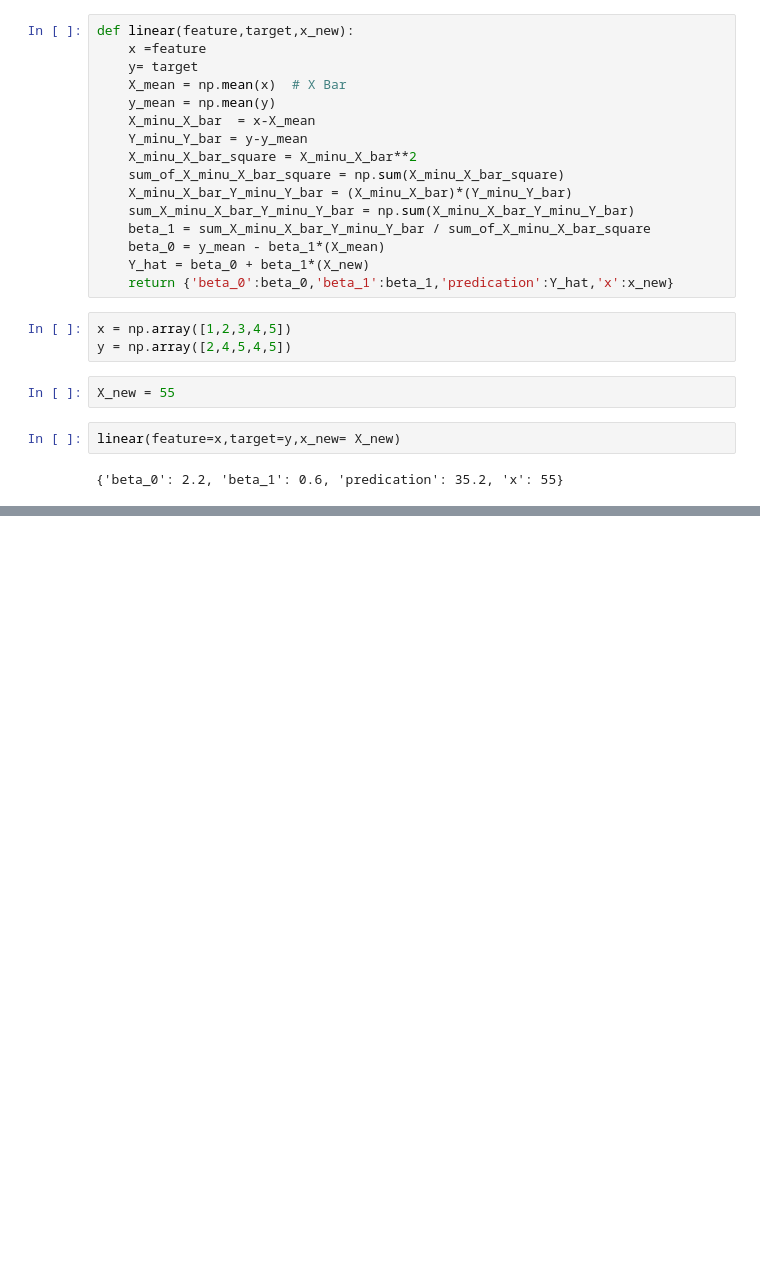
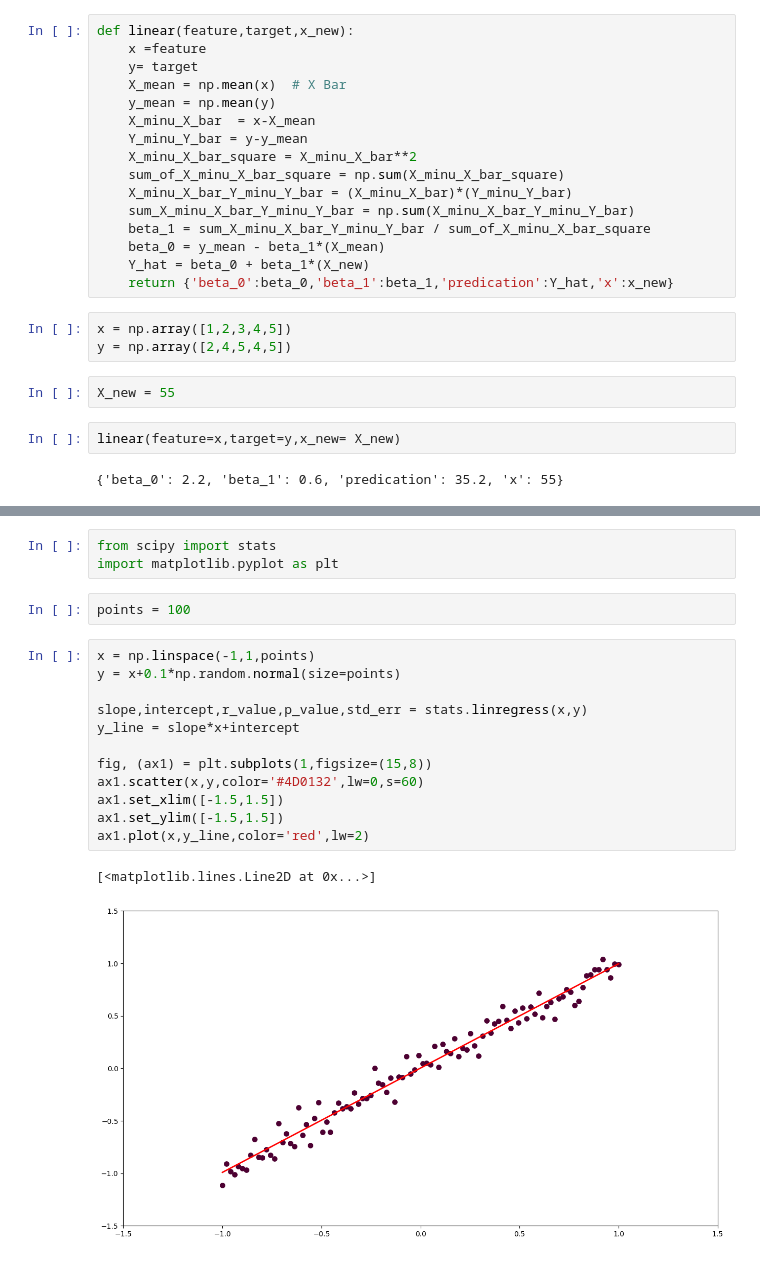
Before and after one commit to reddyprasade/Machine-Learning, a Jupyter notebook: Supervise Learning/Regrestion/Simple Linear Regression.ipynb, the cells around one changed output, grey strips where cells are left out. Cells and saved outputs as stored; diff of their text form; blank space fills up the shorter version.

```diff
--- a/Supervise Learning/Regrestion/Simple Linear Regression.ipynb
+++ b/Supervise Learning/Regrestion/Simple Linear Regression.ipynb
@@ -96,0 +162,20 @@ linear(feature=x,target=y,x_new= X_new)
+# %%
+from scipy import stats
+import matplotlib.pyplot as plt
+# %%
+points = 100
+# %%
+x = np.linspace(-1,1,points)
+y = x+0.1*np.random.normal(size=points)
+
+slope,intercept,r_value,p_value,std_err = stats.linregress(x,y)
+y_line = slope*x+intercept
+
+fig, (ax1) = plt.subplots(1,figsize=(15,8))
+ax1.scatter(x,y,color='#4D0132',lw=0,s=60)
+ax1.set_xlim([-1.5,1.5])
+ax1.set_ylim([-1.5,1.5])
+ax1.plot(x,y_line,color='red',lw=2)
+# %% [output]
+[<matplotlib.lines.Line2D at 0x...>]
+[figure, added]
```
Also changed, not shown: parts of 17 cells of this notebook, 7 other files.
